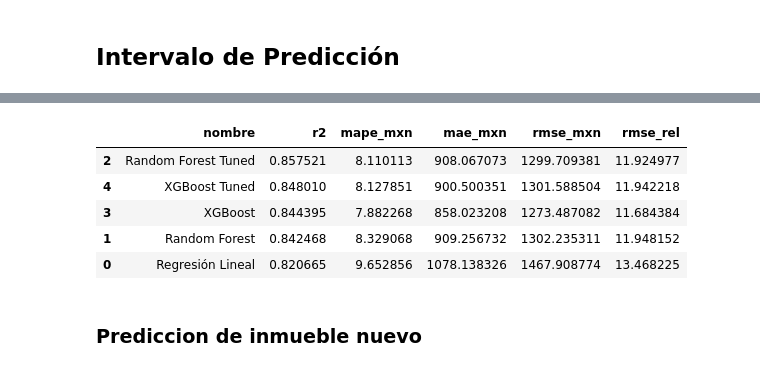
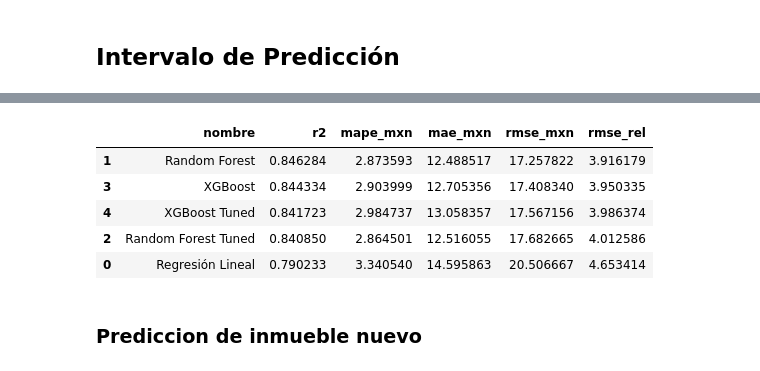
Before and after one commit to MichelleRomoM/Tesis-Maestria-DSS, a Jupyter notebook: Códigos/Prediccion (DSS).ipynb, the cells around one changed output, grey strips where cells are left out. Drawn from its saved outputs; the diff is of its cells as text; code cells hidden in the pictures.

```diff
--- a/Códigos/Prediccion (DSS).ipynb
+++ b/Códigos/Prediccion (DSS).ipynb
@@ -167,7 +168,7 @@ Las variables numéricas fueron estandarizadas mientras que las categóricas se
 ### ---- SELECCIÓN DE VARIABLES
 
 # Variables físicas
-features_fisicas = ['Dimensiones', 'Habitaciones', 'Baños', 'Estacionamiento', 'Pisos']
+features_fisicas = ['bc_Dimensiones', 'Habitaciones', 'Baños', 'Estacionamiento', 'Pisos']
 # Variables de mercado
 features_mercado = ['Precio_mercado_zona']
 # Variables categóricas
@@ -311,10 +315,10 @@ features_precio_num = features_fisicas + features_mercado
 features_precio_cat = cat_features + cluster_feature
 
 X_train = train[features_precio_num + features_precio_cat]
-y_train = train['Precio']
+y_train = train['bc_Precio']
 
 X_test = test[features_precio_num + features_precio_cat]
-y_test = test['Precio']
+y_test = test['bc_Precio']
 
 preprocessor_precio = ColumnTransformer(
     transformers=[
@@ -438,7 +446,6 @@ y_pred_rf_tuned = rf_reg_search.best_estimator_.predict(X_test)
 eval_rf_tuned = evaluar_modelo(
     "Random Forest Tuned",
     y_test,
-    y_pred_rf_tuned
-)
+    y_pred_rf_tuned)
 # %% [output]
 === Random Forest Tuned ===
@@ -666,27 +644,17 @@ plt.show()
 # %%
 ### ---- TABLA DE RESULTADOS
-resultados = pd.DataFrame([
-    eval_lr,
-    eval_rf, eval_rf_tuned,
-    eval_xgb, eval_xgb_tuned])
-
-resultados = resultados[
-    ['nombre',
-        'r2',
-        'mape_mxn',
-        'mae_mxn',
-        'rmse_mxn',
-        'rmse_rel']]
+resultados = pd.DataFrame([eval_lr,eval_rf, eval_rf_tuned,eval_xgb, eval_xgb_tuned])
+resultados = resultados[['nombre','r2','mape_mxn','mae_mxn','rmse_mxn','rmse_rel']]
 
 resultados = resultados.sort_values(by='r2',ascending=False)
 resultados
 # %% [output]
 |  | nombre | r2 | mape_mxn | mae_mxn | rmse_mxn | rmse_rel |
-| 2 | Random Forest Tuned | 0.857521 | 8.110113 | 908.067073 | 1299.709381 | 11.924977 |
-| 4 | XGBoost Tuned | 0.848010 | 8.127851 | 900.500351 | 1301.588504 | 11.942218 |
-| 3 | XGBoost | 0.844395 | 7.882268 | 858.023208 | 1273.487082 | 11.684384 |
-| 1 | Random Forest | 0.842468 | 8.329068 | 909.256732 | 1302.235311 | 11.948152 |
-| 0 | Regresión Lineal | 0.820665 | 9.652856 | 1078.138326 | 1467.908774 | 13.468225 |
+| 1 | Random Forest | 0.846284 | 2.873593 | 12.488517 | 17.257822 | 3.916179 |
+| 3 | XGBoost | 0.844334 | 2.903999 | 12.705356 | 17.408340 | 3.950335 |
+| 4 | XGBoost Tuned | 0.841723 | 2.984737 | 13.058357 | 17.567156 | 3.986374 |
+| 2 | Random Forest Tuned | 0.840850 | 2.864501 | 12.516055 | 17.682665 | 4.012586 |
+| 0 | Regresión Lineal | 0.790233 | 3.340540 | 14.595863 | 20.506667 | 4.653414 |
 # %% [markdown]
 ### Prediccion de inmueble nuevo
 # %% [markdown]
```
Also changed, not shown: parts of 33 cells of this notebook.
